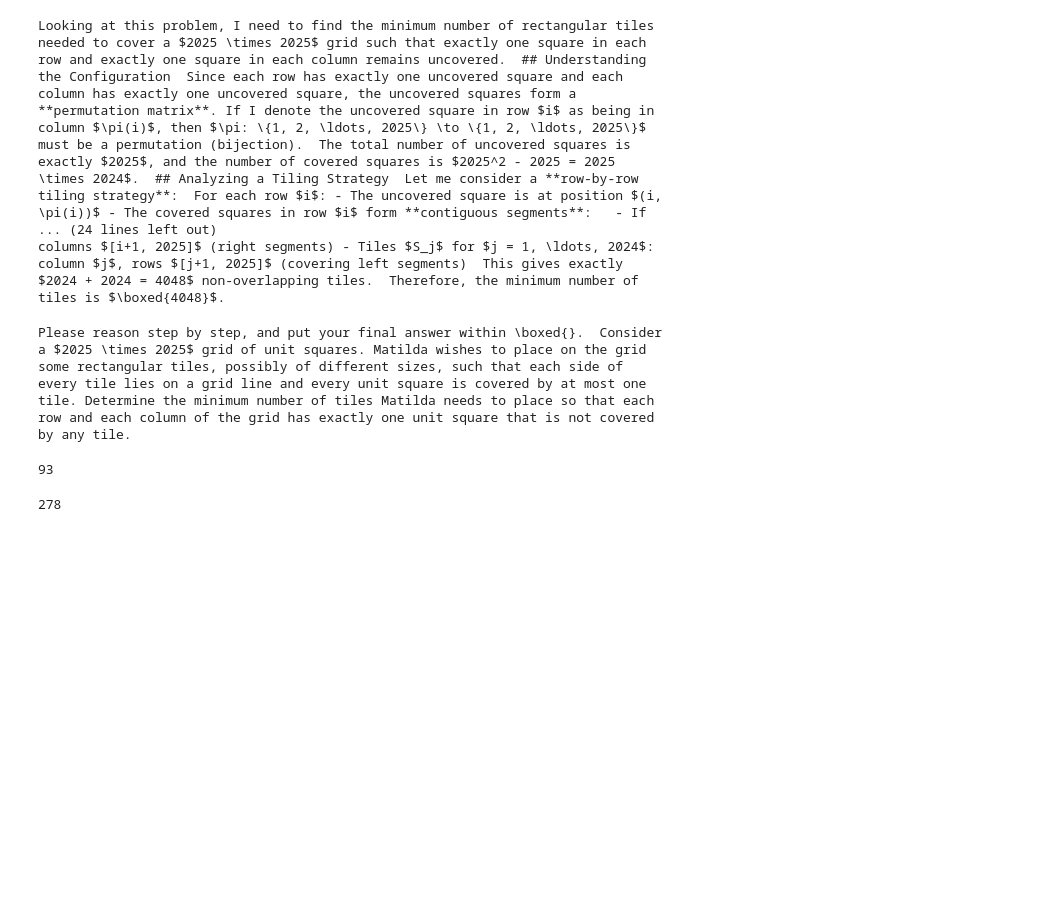
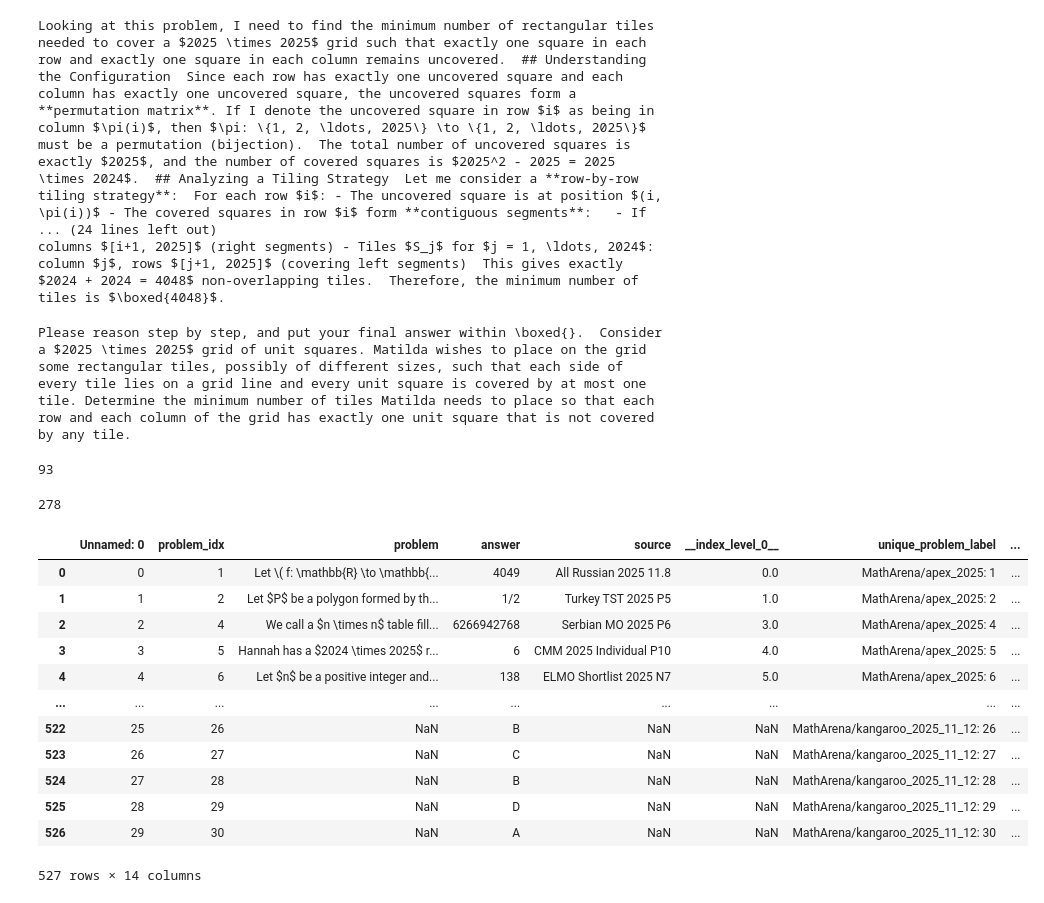
Before and after one commit to au-nlp/project-milestone-p2-group15, a Jupyter notebook: view_individual_model_stats.ipynb, the cells around one changed output. Drawn from its saved outputs; the diff is of its cells as text; code cells hidden in the pictures; blank space fills up the shorter version.

```diff
--- a/view_individual_model_stats.ipynb
+++ b/view_individual_model_stats.ipynb
@@ -107,6 +107,23 @@ df_new_true = df_new[df_new[CORRECT]==True]
 len(df_new_true["unique_problem_label"].unique())
 # %% [output]
 278
+# %%
+problems_path = "data/all_problems_pd/all_problems.csv"
+all_problems = pd.read_csv(problems_path)
+# %% [output]
+|  | Unnamed: 0 | problem_idx | problem | answer | source | __index_level_0__ | unique_problem_label | ... |
+| 0 | 0 | 1 | Let \( f: \mathbb{R} \to \mathbb{... | 4049 | All Russian 2025 11.8 | 0.0 | MathArena/apex_2025: 1 | ... |
+| 1 | 1 | 2 | Let $P$ be a polygon formed by th... | 1/2 | Turkey TST 2025 P5 | 1.0 | MathArena/apex_2025: 2 | ... |
+| 2 | 2 | 4 | We call a $n \times n$ table fill... | 6266942768 | Serbian MO 2025 P6 | 3.0 | MathArena/apex_2025: 4 | ... |
+| 3 | 3 | 5 | Hannah has a $2024 \times 2025$ r... | 6 | CMM 2025 Individual P10 | 4.0 | MathArena/apex_2025: 5 | ... |
+| 4 | 4 | 6 | Let $n$ be a positive integer and... | 138 | ELMO Shortlist 2025 N7 | 5.0 | MathArena/apex_2025: 6 | ... |
+| ... | ... | ... | ... | ... | ... | ... | ... | ... |
+| 522 | 25 | 26 | NaN | B | NaN | NaN | MathArena/kangaroo_2025_11_12: 26 | ... |
+| 523 | 26 | 27 | NaN | C | NaN | NaN | MathArena/kangaroo_2025_11_12: 27 | ... |
+| 524 | 27 | 28 | NaN | B | NaN | NaN | MathArena/kangaroo_2025_11_12: 28 | ... |
+| 525 | 28 | 29 | NaN | D | NaN | NaN | MathArena/kangaroo_2025_11_12: 29 | ... |
+| 526 | 29 | 30 | NaN | A | NaN | NaN | MathArena/kangaroo_2025_11_12: 30 | ... |
+527 rows × 14 columns
 # %%
 def select_problem_sample():
   """Here we just try to selct problems it could not answer"""
```
Also changed, not shown: parts of 1 cell of this notebook, 4 other files.
